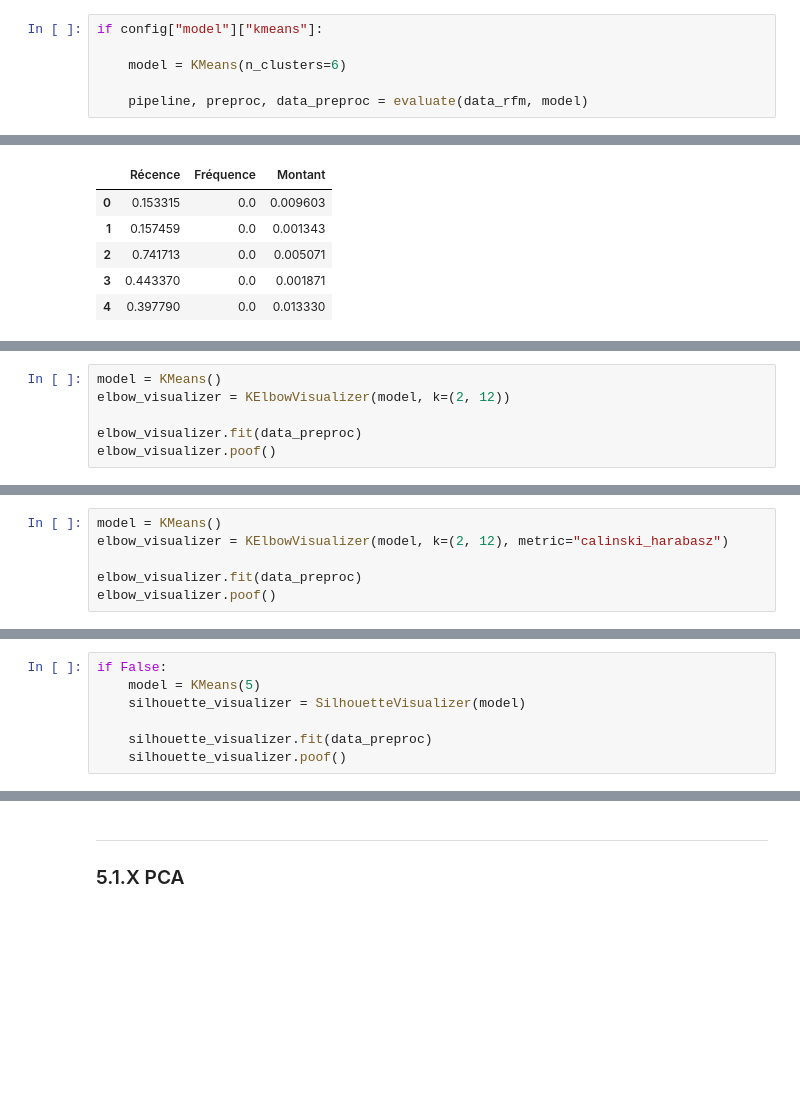
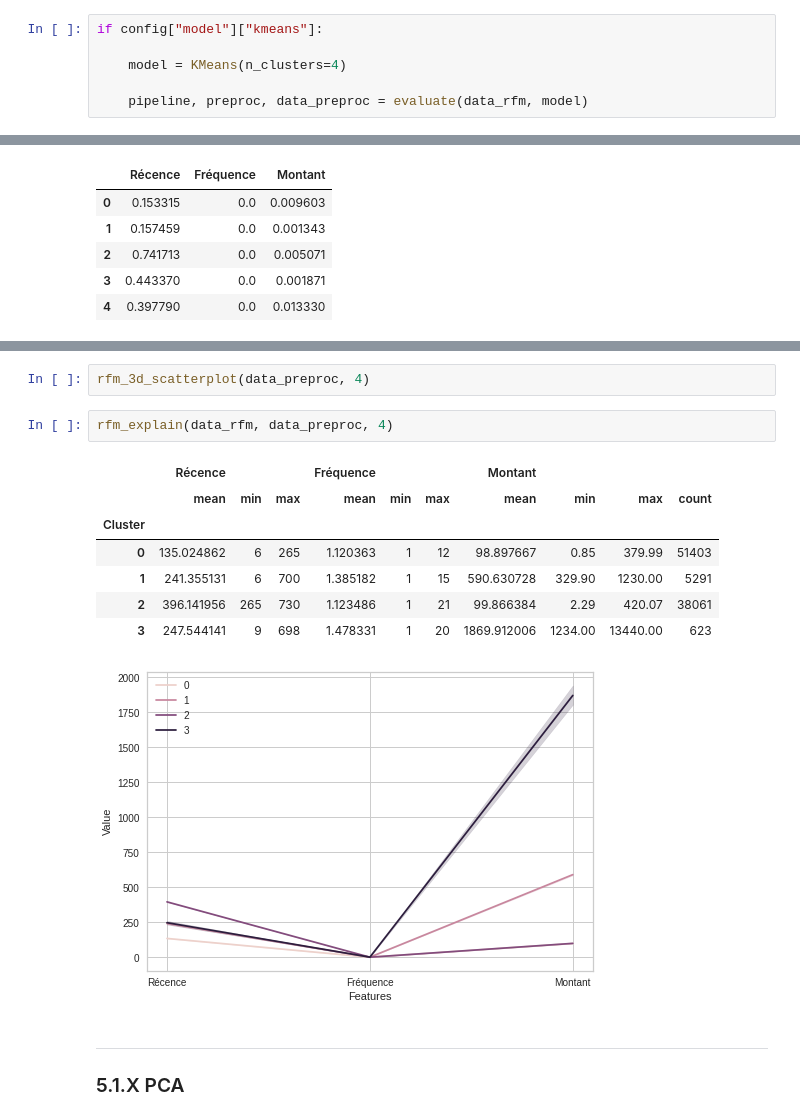
Before and after one commit to curiousmindflow/oc-ml-p4, a Jupyter notebook: modelisation.ipynb, the cells around one changed output, grey strips where cells are left out. Saved outputs shown, nothing was run; the diff lists cells and outputs as text; blank space fills up the shorter version.

```diff
--- a/modelisation.ipynb
+++ b/modelisation.ipynb
@@ -341,7 +408,7 @@ sns.heatmap(data_rfm.corr())
 # %%
 if config["model"]["kmeans"]:
 
-    model = KMeans(n_clusters=6)
+    model = KMeans(n_clusters=4)
 
     pipeline, preproc, data_preproc = evaluate(data_rfm, model)
 # %%
@@ -362,6 +422,0 @@ for i, feature in enumerate(data_preproc.columns):
-# %%
-model = KMeans()
-elbow_visualizer = KElbowVisualizer(model, k=(2, 12))
-
-elbow_visualizer.fit(data_preproc)
-elbow_visualizer.poof()
@@ -371,6 +422,0 @@ elbow_visualizer.poof()
-# %%
-model = KMeans()
-elbow_visualizer = KElbowVisualizer(model, k=(2, 12), metric="calinski_harabasz")
-
-elbow_visualizer.fit(data_preproc)
-elbow_visualizer.poof()
@@ -380,7 +422,0 @@ elbow_visualizer.poof()
-# %%
-if False:
-    model = KMeans(5)
-    silhouette_visualizer = SilhouetteVisualizer(model)
-
-    silhouette_visualizer.fit(data_preproc)
-    silhouette_visualizer.poof()
@@ -428,3 +437,16 @@ data_rfm_reversed.groupby("Cluster").agg({
+# %%
+rfm_3d_scatterplot(data_preproc, 4)
+# %%
+rfm_explain(data_rfm, data_preproc, 4)
+# %% [output]
+|  | Récence |  |  | Fréquence |  |  | Montant |  |  |  |
+|  | mean | min | max | mean | min | max | mean | min | max | count |
+| Cluster |  |  |  |  |  |  |  |  |  |  |
+| 0 | 135.024862 | 6 | 265 | 1.120363 | 1 | 12 | 98.897667 | 0.85 | 379.99 | 51403 |
+| 1 | 241.355131 | 6 | 700 | 1.385182 | 1 | 15 | 590.630728 | 329.90 | 1230.00 | 5291 |
+| 2 | 396.141956 | 265 | 730 | 1.123486 | 1 | 21 | 99.866384 | 2.29 | 420.07 | 38061 |
+| 3 | 247.544141 | 9 | 698 | 1.478331 | 1 | 20 | 1869.912006 | 1234.00 | 13440.00 | 623 |
+[figure, added]
 # %% [markdown]
 ***
 ### 5.1.X PCA
```
Also changed, not shown: parts of 32 cells of this notebook, 1 other file.
